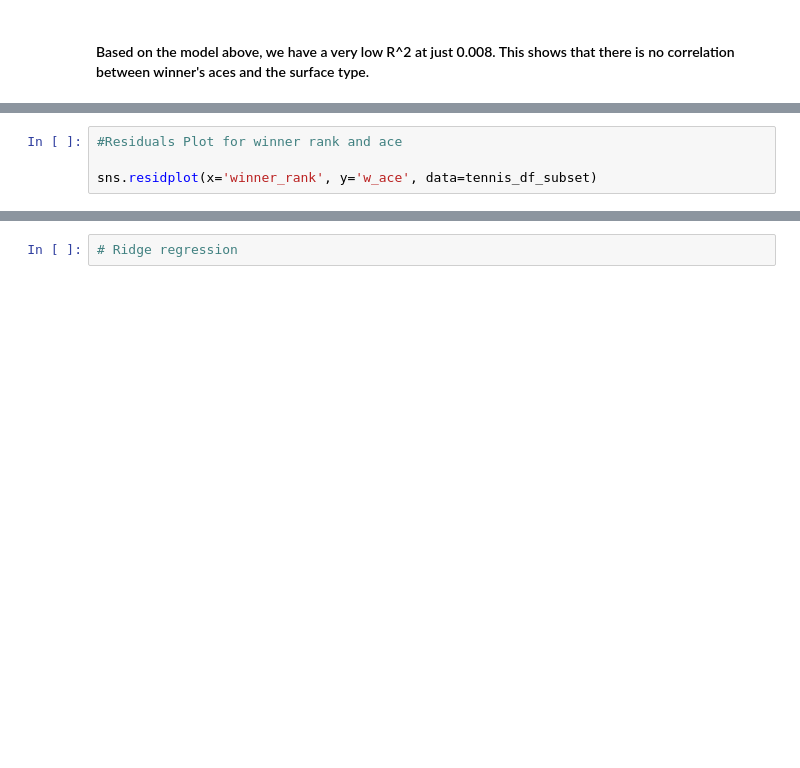
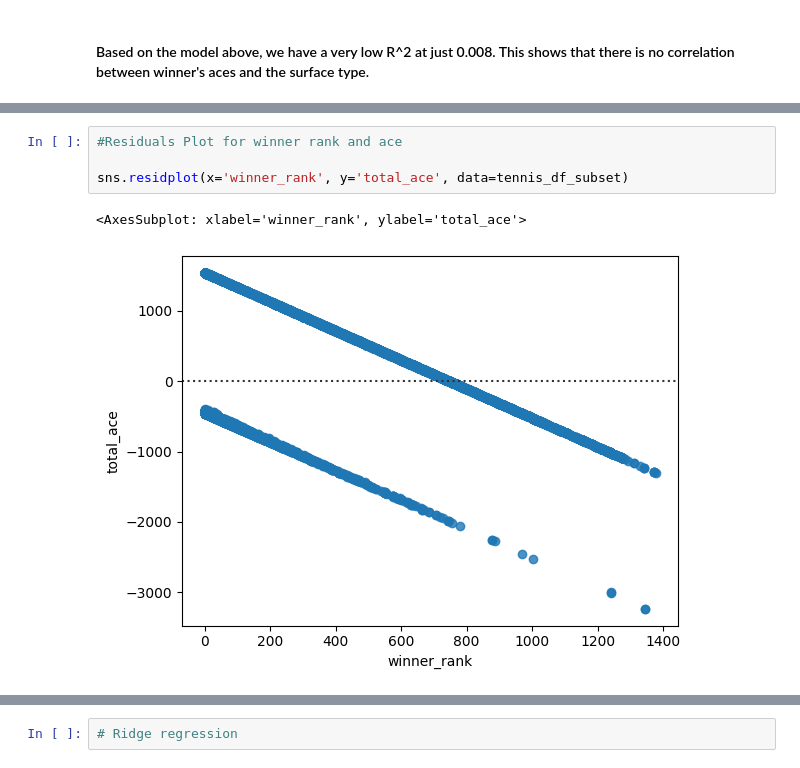
Before and after one commit to spencer130/COMP4447_FinalProject, a Jupyter notebook: FinalProject_Tennis.ipynb, the cells around one changed output, grey strips where cells are left out. Saved outputs shown, nothing was run; the diff lists cells and outputs as text; blank space fills up the shorter version.

```diff
--- a/FinalProject_Tennis.ipynb
+++ b/FinalProject_Tennis.ipynb
@@ -195,7 +377,10 @@ lm_2_fit.summary()
 # %%
 #Residuals Plot for winner rank and ace
 
-sns.residplot(x='winner_rank', y='w_ace', data=tennis_df_subset)
+sns.residplot(x='winner_rank', y='total_ace', data=tennis_df_subset)
+# %% [output]
+<AxesSubplot: xlabel='winner_rank', ylabel='total_ace'>
+[figure, added]
 # %%
 #Residuals vs. Leverage Plot for winners rank
 
```
Also changed, not shown: parts of 19 cells of this notebook.
